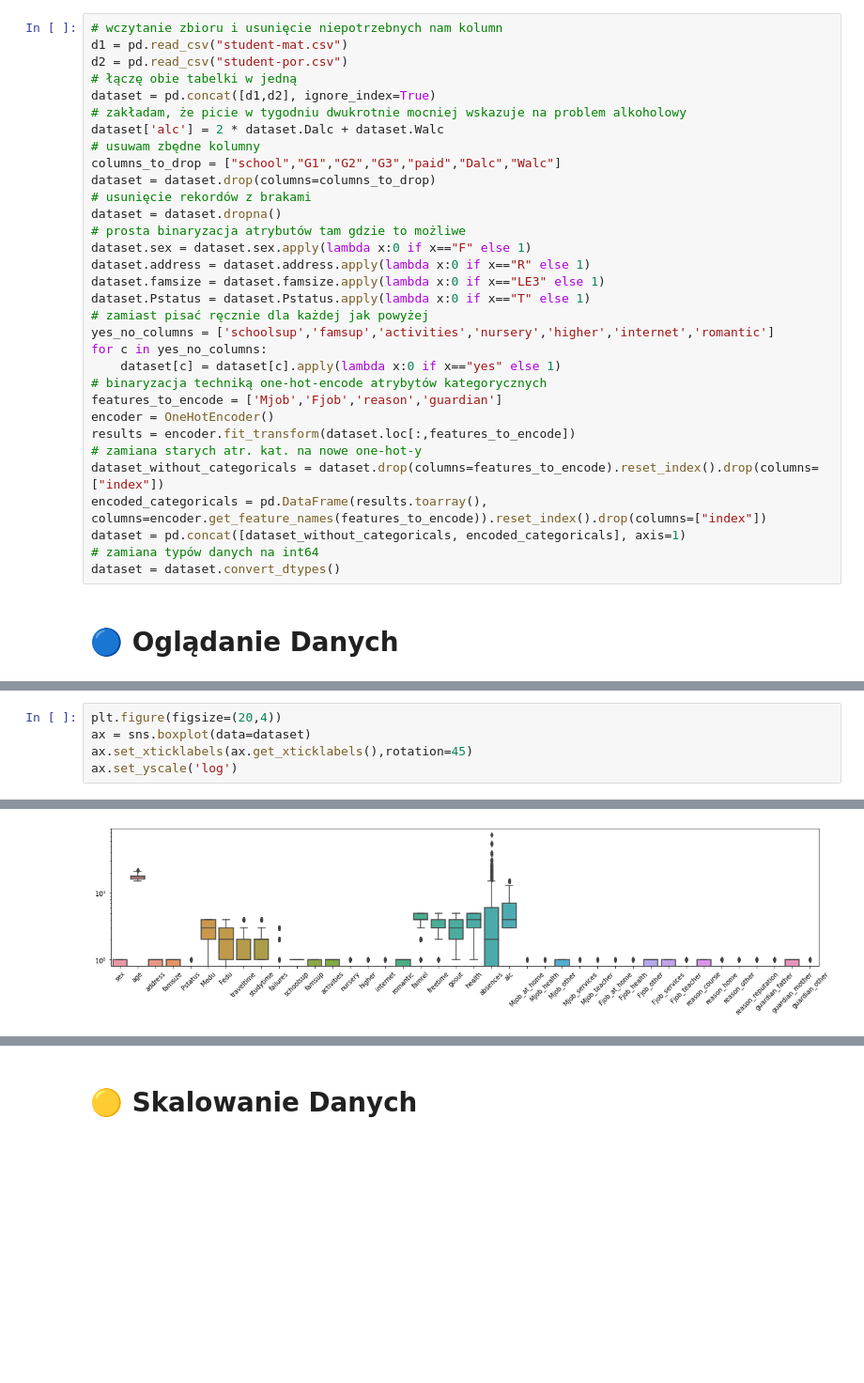
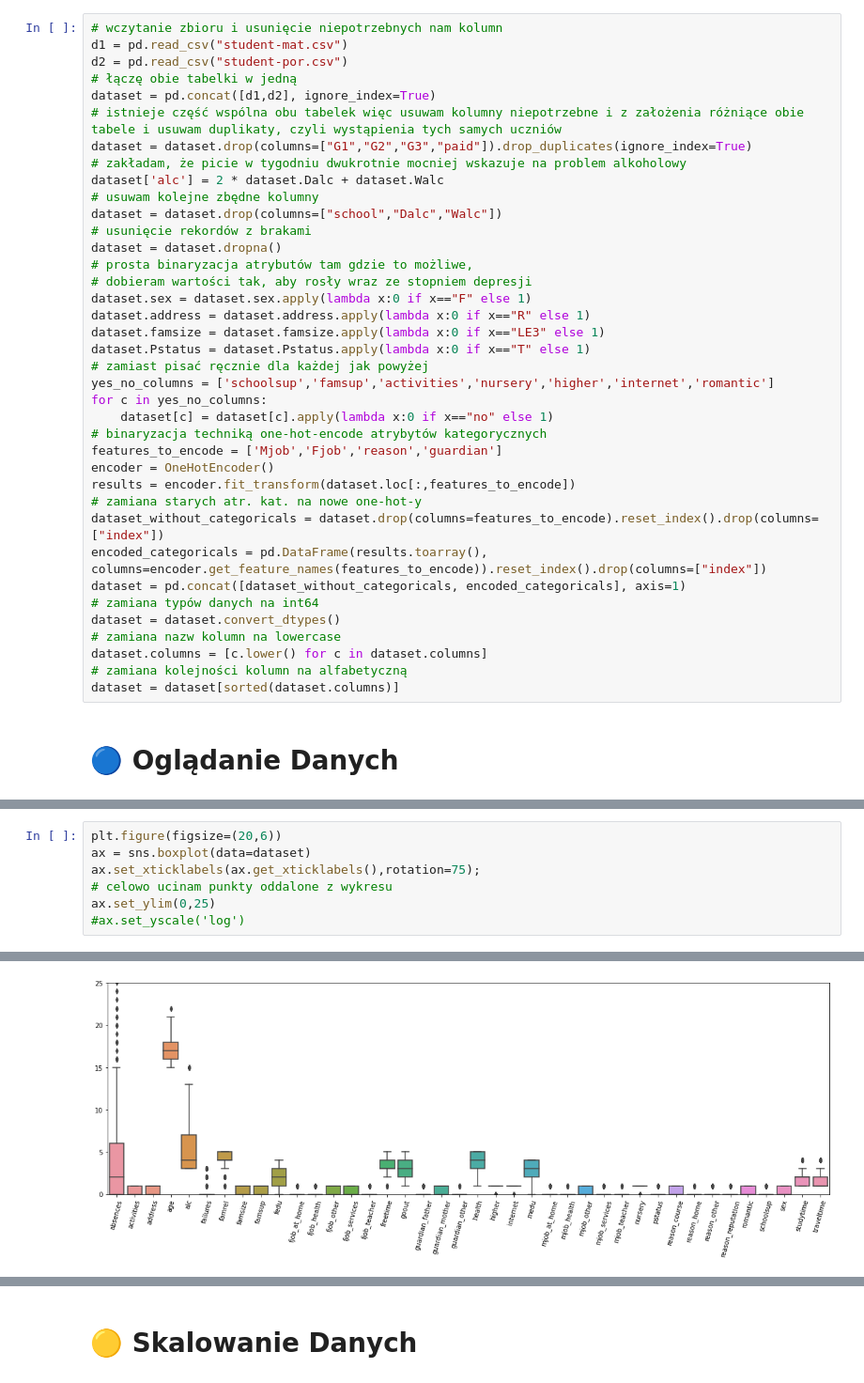
Before and after one commit to matlaczj/Predictive-Modeling-for-Student-Alcohol-Consumption, a Jupyter notebook: Projekt/projekt.ipynb, the cells around one changed output, grey strips where cells are left out. Shown at 94% size. Drawn from its saved outputs; the diff is of its cells as text; blank space fills up the shorter version.

Commit message:
poprawki [patrz opis]
- sortowanie kolumn po nazwie
- zamiana boxplot na liniową skalę
- automatyczne wyszukiwanie najlepiej skorelowanych cech

```diff
--- a/Projekt/projekt.ipynb
+++ b/Projekt/projekt.ipynb
@@ -26,14 +28,16 @@ d1 = pd.read_csv("student-mat.csv")
 d2 = pd.read_csv("student-por.csv")
 # łączę obie tabelki w jedną
 dataset = pd.concat([d1,d2], ignore_index=True)
+# istnieje część wspólna obu tabelek więc usuwam kolumny niepotrzebne i z założenia różniące obie tabele i usuwam duplikaty, czyli wystąpienia tych samych uczniów
+dataset = dataset.drop(columns=["G1","G2","G3","paid"]).drop_duplicates(ignore_index=True)
 # zakładam, że picie w tygodniu dwukrotnie mocniej wskazuje na problem alkoholowy
 dataset['alc'] = 2 * dataset.Dalc + dataset.Walc
-# usuwam zbędne kolumny
-columns_to_drop = ["school","G1","G2","G3","paid","Dalc","Walc"]
-dataset = dataset.drop(columns=columns_to_drop)
+# usuwam kolejne zbędne kolumny
+dataset = dataset.drop(columns=["school","Dalc","Walc"])
 # usunięcie rekordów z brakami
 dataset = dataset.dropna()
-# prosta binaryzacja atrybutów tam gdzie to możliwe
+# prosta binaryzacja atrybutów tam gdzie to możliwe,
+# dobieram wartości tak, aby rosły wraz ze stopniem depresji
 dataset.sex = dataset.sex.apply(lambda x:0 if x=="F" else 1)
 dataset.address = dataset.address.apply(lambda x:0 if x=="R" else 1)
 dataset.famsize = dataset.famsize.apply(lambda x:0 if x=="LE3" else 1)
@@ -41,7 +45,7 @@ dataset.Pstatus = dataset.Pstatus.apply(lambda x:0 if x=="T" else 1)
 # zamiast pisać ręcznie dla każdej jak powyżej
 yes_no_columns = ['schoolsup','famsup','activities','nursery','higher','internet','romantic']
 for c in yes_no_columns:
-    dataset[c] = dataset[c].apply(lambda x:0 if x=="yes" else 1)
+    dataset[c] = dataset[c].apply(lambda x:0 if x=="no" else 1)
 # binaryzacja techniką one-hot-encode atrybytów kategorycznych
 features_to_encode = ['Mjob','Fjob','reason','guardian']
 encoder = OneHotEncoder()
@@ -52,5 +56,9 @@ encoded_categoricals = pd.DataFrame(results.toarray(), columns=encoder.get_featu
 dataset = pd.concat([dataset_without_categoricals, encoded_categoricals], axis=1)
 # zamiana typów danych na int64
 dataset = dataset.convert_dtypes()
+# zamiana nazw kolumn na lowercase
+dataset.columns = [c.lower() for c in dataset.columns]
+# zamiana kolejności kolumn na alfabetyczną
+dataset = dataset[sorted(dataset.columns)]
 # %% [markdown]
 # 🔵 **Oglądanie Danych**
@@ -69,6 +65,8 @@ dataset.describe().iloc[1:,:]
 # %%
-plt.figure(figsize=(20,4))
+plt.figure(figsize=(20,6))
 ax = sns.boxplot(data=dataset)
-ax.set_xticklabels(ax.get_xticklabels(),rotation=45)
-ax.set_yscale('log')
+ax.set_xticklabels(ax.get_xticklabels(),rotation=75);
+# celowo ucinam punkty oddalone z wykresu
+ax.set_ylim(0,25)
+#ax.set_yscale('log')
 # %% [output]
@@ -75,3 +74,3 @@ ax.set_yscale('log')
-[figure, old version]
+[figure, new version]
 # %%
 plt.figure(figsize=(15,10))
```
Also changed, not shown: parts of 9 cells of this notebook.
